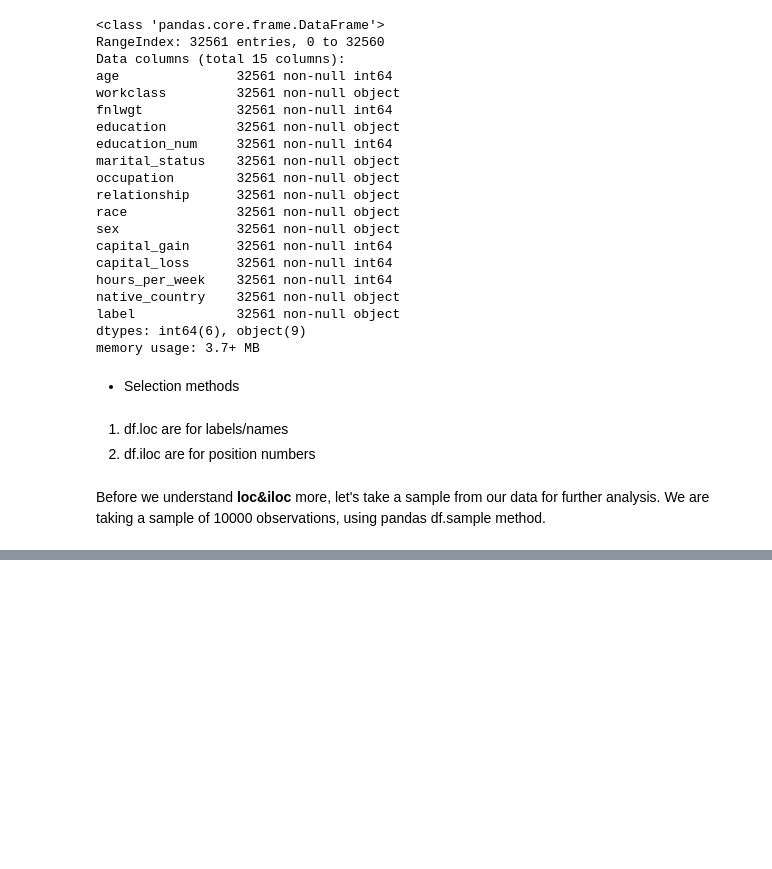
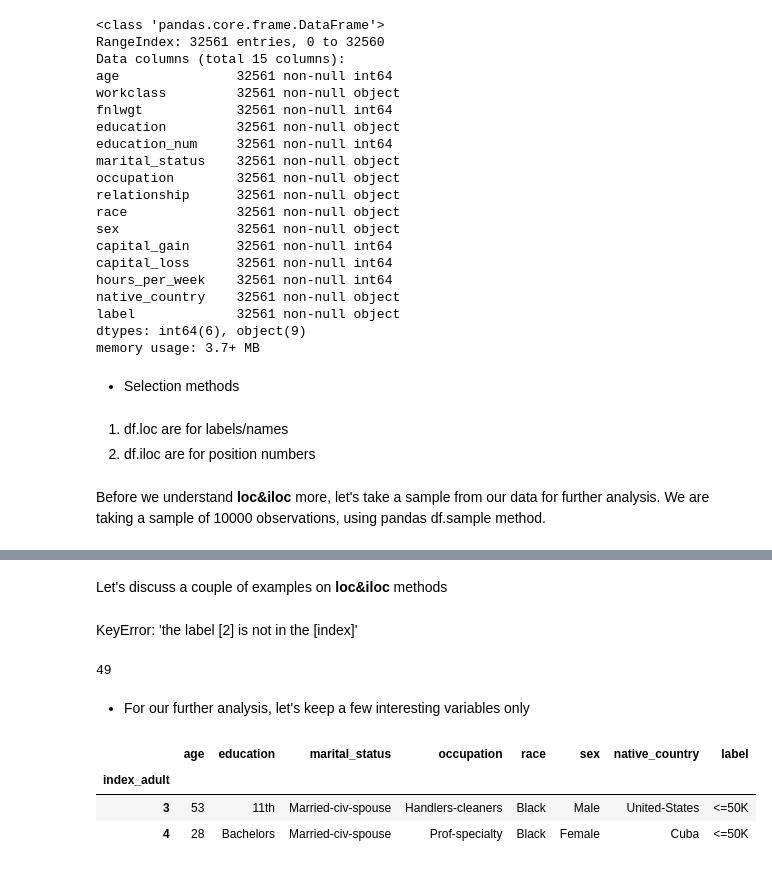
Before and after one commit to xiaoqie007/Pandas_exer_Yu, a Jupyter notebook: 11_Indexing.ipynb, the cells around one changed output, grey strips where cells are left out. Saved outputs shown, nothing was run; the diff lists cells and outputs as text; code cells hidden in the pictures; blank space fills up the shorter version.

```diff
--- a/11_Indexing.ipynb
+++ b/11_Indexing.ipynb
@@ -63,0 +166,2 @@ We are taking a sample of 10000 observations, using pandas df.sample method.
+# %% [markdown]
+Let's discuss a couple of examples on **loc&iloc** methods
@@ -63,0 +170,17 @@ We are taking a sample of 10000 observations, using pandas df.sample method.
+# %% [markdown]
+KeyError: 'the label [2] is not in the [index]'
+# %%
+df.iloc[2,0]
+# %% [output]
+49
+# %% [markdown]
+- For our further analysis, let's keep a few interesting variables only
+# %%
+cols = ['age', 'education', 'marital_status', 'occupation', 'race', 'sex', 'native_country', 'label']
+df = df[cols]
+df.head(2)
+# %% [output]
+|  | age | education | marital_status | occupation | race | sex | native_country | label |
+| index_adult |  |  |  |  |  |  |  |  |
+| 3 | 53 | 11th | Married-civ-spouse | Handlers-cleaners | Black | Male | United-States | <=50K |
+| 4 | 28 | Bachelors | Married-civ-spouse | Prof-specialty | Black | Female | Cuba | <=50K |
```
Also changed, not shown: parts of 43 cells of this notebook, 1 other file.
